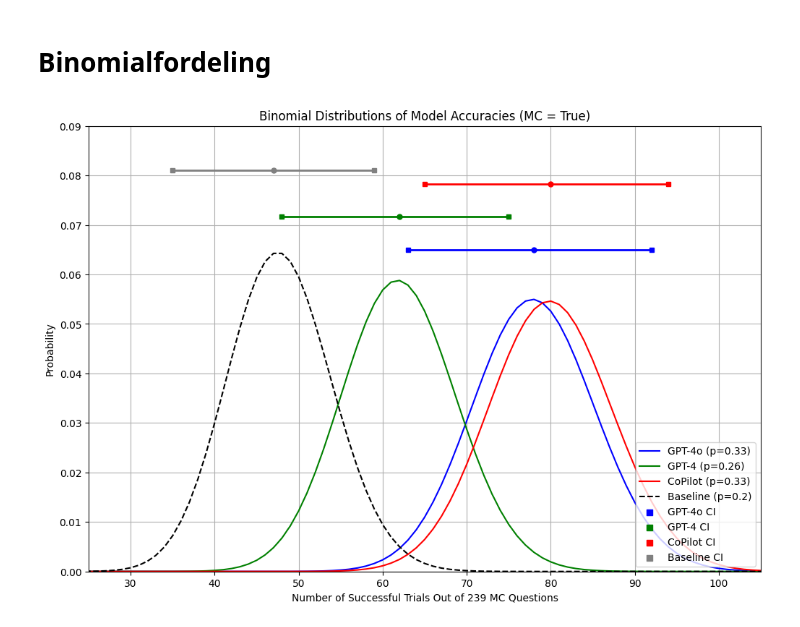
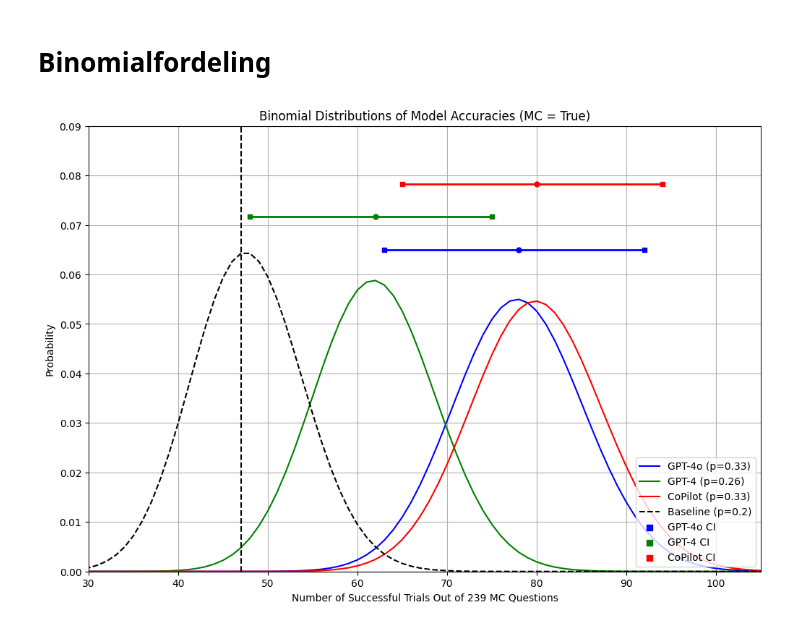
Before and after one commit to ViktorDyrbyLarsen/LLM-Georg-Mohr, a Jupyter notebook: workfolder.ipynb, the cells around one changed output. Cells and saved outputs as stored; diff of their text form; code cells hidden in the pictures.

```diff
--- a/workfolder.ipynb
+++ b/workfolder.ipynb
@@ -330,39 +330,42 @@ for idx, model in enumerate(models):
     p = accuracies[model]
     binom_dist = binom.pmf(x, n_trials, p)
     plt.plot(x, binom_dist, label=f'{model} (p={p:.2f})', color=colors[idx])
 
 # Plotter baseline performance (tilfældigt gæt)
 baseline_dist = binom.pmf(x, n_trials, baseline_p)
 plt.plot(x, baseline_dist, 'k--', label='Baseline (p=0.2)')
 
 # Plotter de tre modellers CI som horisontale barer
 offsets = np.linspace(0.05, 0.07, len(models) + 1)
 for idx, (model, color, offset) in enumerate(zip(models, colors, offsets)):
     ci_lower, ci_upper = confidence_intervals[model]
     y = 0.015 + offset  # Rykker CI op en smule
     plt.hlines(y=y, xmin=int(n_trials * ci_lower), xmax=int(n_trials * ci_upper), color=color, linewidth=2)
     plt.plot([int(n_trials * ci_lower), int(n_trials * ci_upper)], [y, y], 's', color=color, markersize=5)
     plt.plot(int(n_trials * accuracies[model]), y, 'o', color=color, markersize=5)
     plt.scatter([], [], color=color, marker='s', label=f'{model} CI')
 
+# Plot baseline performance (tilfældigt gæt) som en vertikal linje
+baseline_p = 0.2
+plt.axvline(x=int(n_trials * baseline_p), color='k', linestyle='--')
 
-# Plotter baseline CI
-ci_lower, ci_upper = confidence_intervals['Baseline']
-y = 0.011 + offsets[-1]
-plt.hlines(y=y, xmin=int(n_trials * ci_lower), xmax=int(n_trials * ci_upper), color='gray', linewidth=2)
-plt.plot([int(n_trials * ci_lower), int(n_trials * ci_upper)], [y, y], 's', color='gray', markersize=5)
-plt.plot(int(n_trials * baseline_p), y, 'o', color='gray', markersize=5)
-plt.scatter([], [], color='gray', marker='s', label='Baseline CI')
+# # Plotter baseline CI
+# ci_lower, ci_upper = confidence_intervals['Baseline']
+# y = 0.011 + offsets[-1]
+# plt.hlines(y=y, xmin=int(n_trials * ci_lower), xmax=int(n_trials * ci_upper), color='gray', linewidth=2)
+# plt.plot([int(n_trials * ci_lower), int(n_trials * ci_upper)], [y, y], 's', color='gray', markersize=5)
+# plt.plot(int(n_trials * baseline_p), y, 'o', color='gray', markersize=5)
+# plt.scatter([], [], color='gray', marker='s', label='Baseline CI')
 
 
 # Indstillinger
-plt.xlim([25, 105])
+plt.xlim([30, 105])
 plt.ylim([0, 0.09])
 plt.xlabel(f'Number of Successful Trials Out of {n_trials} MC Questions')
 plt.ylabel('Probability')
 plt.title('Binomial Distributions of Model Accuracies (MC = True)')
 plt.legend(loc='lower right')
 plt.grid(True)
 plt.show()
 # %% [output]
-[figure, old version]
+[figure, new version]
```
Also changed, not shown: parts of 3 cells of this notebook.
